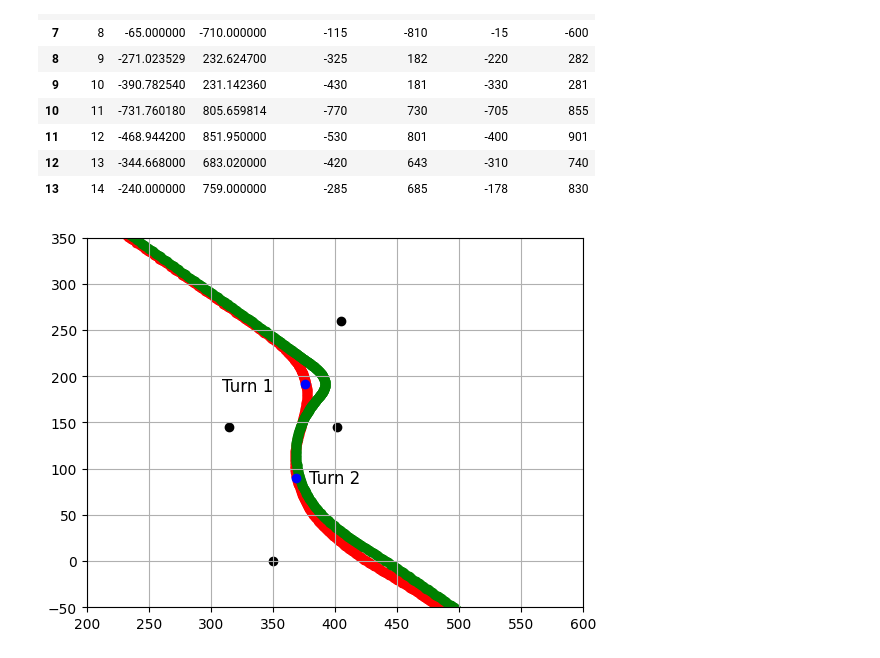
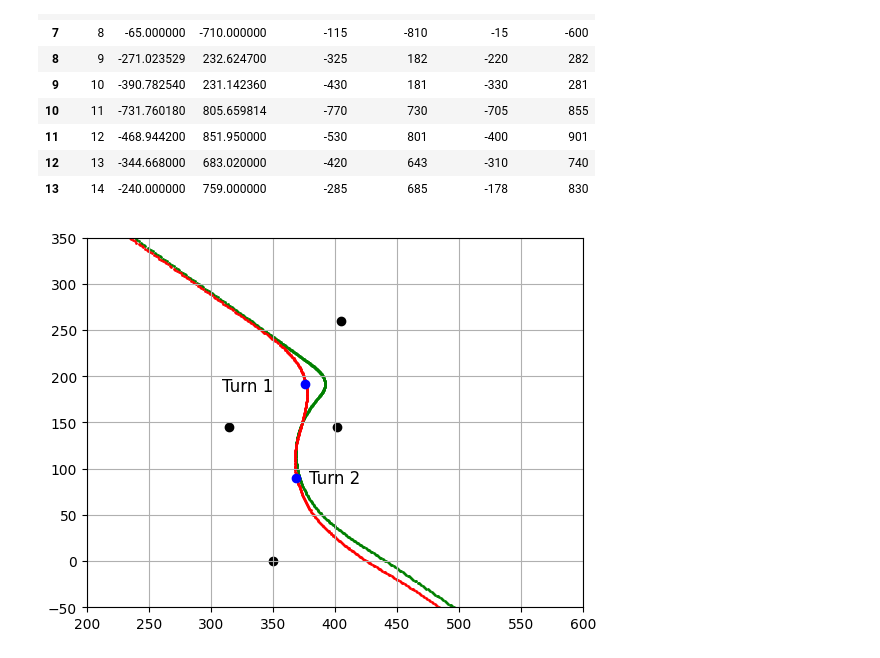
Before and after one commit to Bgon01/Data3001-capstone, a Jupyter notebook: eda/find_areas.ipynb, the cells around one changed output. Drawn from its saved outputs; the diff is of its cells as text; code cells hidden in the pictures.

```diff
--- a/eda/find_areas.ipynb
+++ b/eda/find_areas.ipynb
@@ -39,18 +39,18 @@ turns_df
 # %%
 labels = ['Turn 1, Turn 2']
 x = turns_df["APEX_X1"][0:2]
 y = turns_df["APEX_Y1"][0:2]
 
-plt.scatter(line_df["WORLDPOSX"], line_df["WORLDPOSY"], c='red')
-plt.scatter(left_df["WORLDPOSX"], left_df["WORLDPOSY"], c='green')
+plt.scatter(left_df["WORLDPOSX"], left_df["WORLDPOSY"], c='green', s=1)
+plt.scatter(line_df["WORLDPOSX"], line_df["WORLDPOSY"], c='red', s=1)
 plt.scatter(turns_df['CORNER_X1'], turns_df['CORNER_Y1'], c='black')
 plt.scatter(turns_df['CORNER_X2'], turns_df['CORNER_Y2'], c='black')
 plt.scatter(x, y, c='blue')
 plt.text(330, 180, 'Turn 1', fontsize=12, color='black', ha='center', va='bottom')
 plt.text(400, 80, 'Turn 2', fontsize=12, color='black', ha='center', va='bottom')
 plt.xlim(200, 600)
 plt.ylim(-50, 350)
 plt.grid(True)
 plt.show()
 # %% [output]
-[figure, old version]
+[figure, new version]
```
Also changed, not shown: 2 other files.
